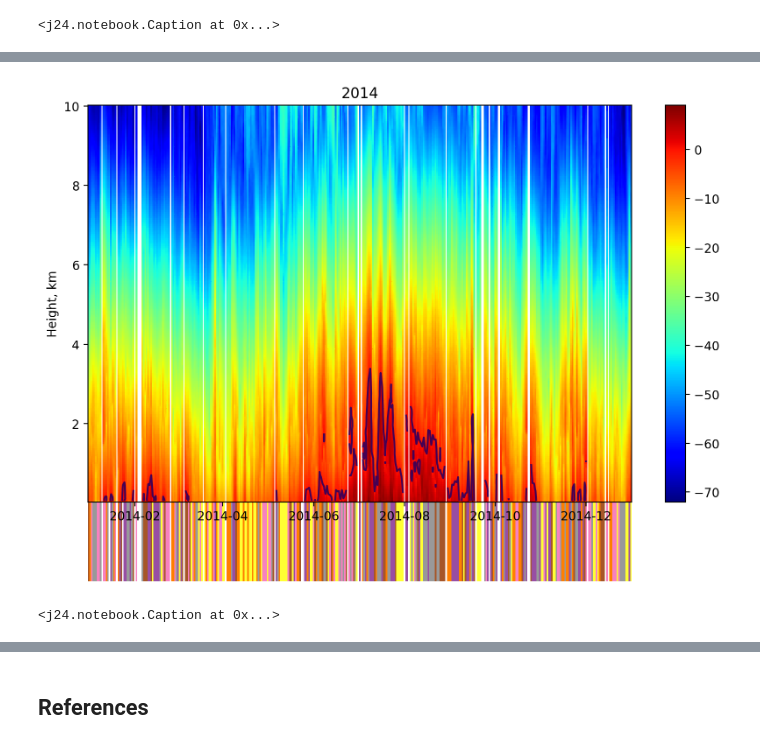
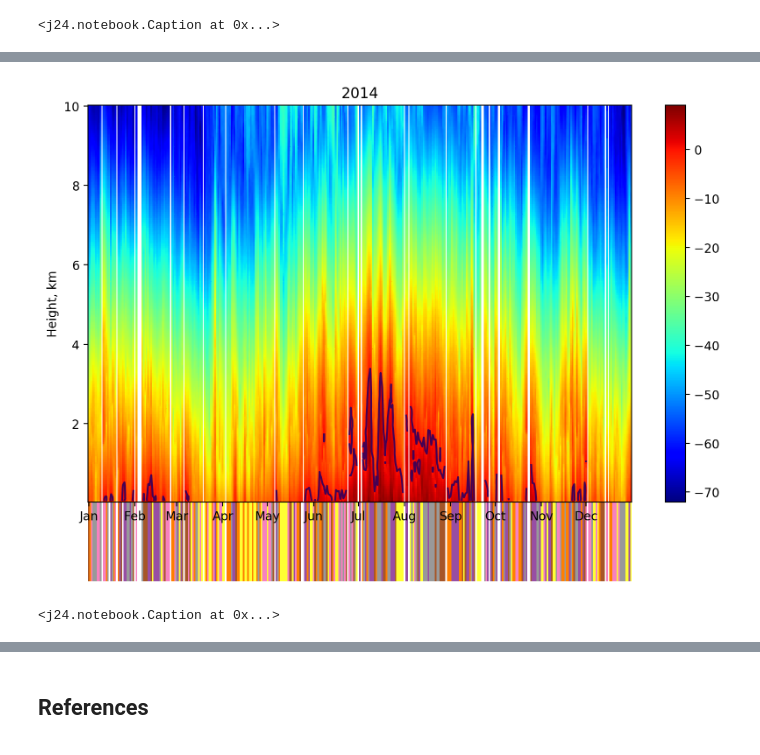
Before and after one commit to juhi24/negi, a Jupyter notebook: report.ipynb, the cells around one changed output, grey strips where cells are left out. Drawn from its saved outputs; the diff is of its cells as text; code cells hidden in the pictures.

```diff
--- a/report.ipynb
+++ b/report.ipynb
@@ -216,24 +229,25 @@ In Fig. {{f_wind}} we see that there are three major wind directions: the southe
 # %%
-year = 2014
+year = 2014 # change this to look at other years
 start = datetime.datetime(year-1, 12, 31)
 end = datetime.datetime(year+1, 1, 1)
 t = sonde.resample_transpose(tt)
 selection = (t.columns<end) & (t.columns>start)
 t = t.loc[:,selection]
 cla = classes.resample('1D').asfreq()
 sel = (cla.index<end) & (cla.index>start)
 cla = cla.loc[sel]
 
 fig_year, ax_year = plt.subplots(num=f_year)
 sonde.heatmap(t, classes=cla, ax=ax_year)
+vis.fmt_axis_date(ax_year.xaxis)
 vis.contour(t, ax=ax_year, levels=[0]) # plot melting temperature
 #sonde.heatmap(h, classes=cla)
 ax_year.set_title('{}'.format(year))
 c1 = 'Temperature profiles for the year {}. '
 c2 = '''
 The $T=0^{\circ}$C level is marked with a solid line.
 The classification of individual profiles is denoted with color coding in the bottom.'''
 show(fig_year, caption=c1.format(year)+c2)
 # %% [output]
-[figure, old version]
+[figure, new version]
 <j24.notebook.Caption at 0x...>
```
Also changed, not shown: parts of 18 cells of this notebook, 1 other file.
